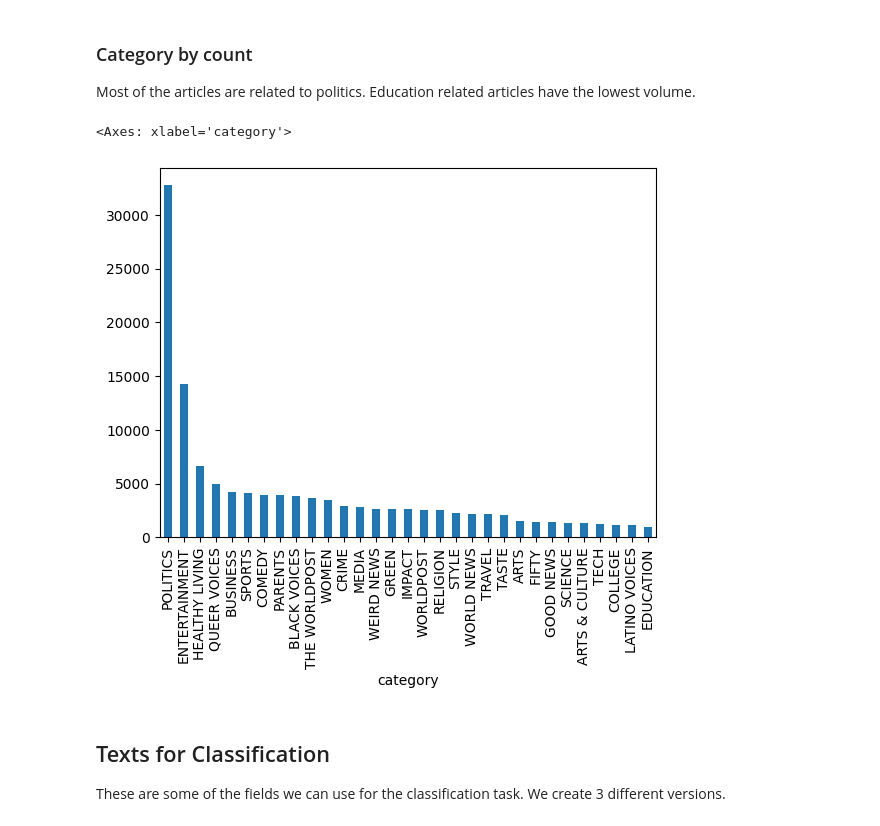
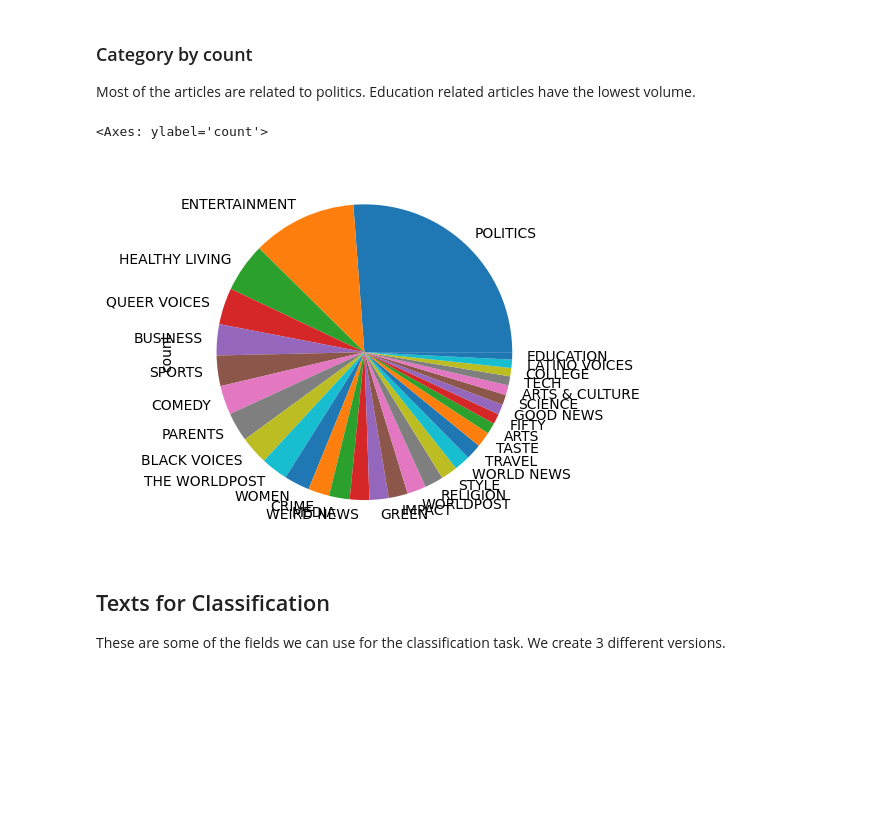
Before and after one commit to knt234/ML-Projects-Demo, a Jupyter notebook: text-classification/notebooks/Text Classification with Logistic Regression.ipynb, the cells around one changed output. Drawn from its saved outputs; the diff is of its cells as text; code cells hidden in the pictures; blank space fills up the shorter version.

```diff
--- a/text-classification/notebooks/Text Classification with Logistic Regression.ipynb
+++ b/text-classification/notebooks/Text Classification with Logistic Regression.ipynb
@@ -68,10 +63,10 @@ len(set(df['category'].values))
 
 Most of the articles are related to politics. Education related articles have the lowest volume.
 # %%
-df['category'].value_counts().plot(kind='bar')
+df['category'].value_counts().plot(kind='pie')
 # %% [output]
-<Axes: xlabel='category'>
+<Axes: ylabel='count'>
-[figure, old version]
+[figure, new version]
 # %% [markdown]
 ## Texts for Classification
 
```
Also changed, not shown: parts of 1 cell of this notebook.
